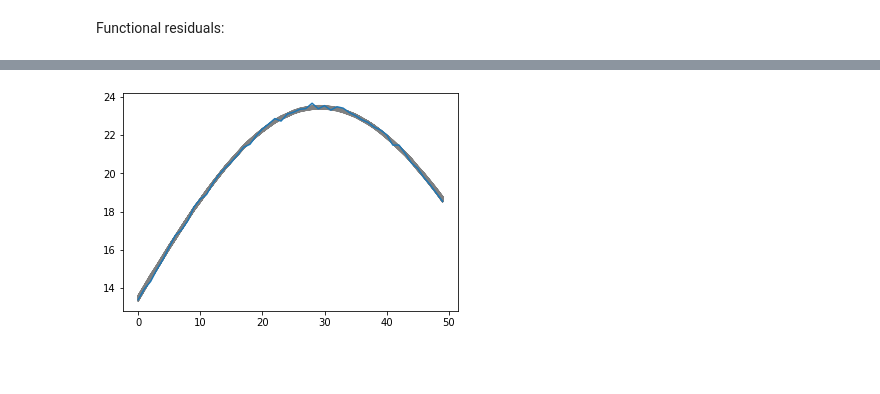
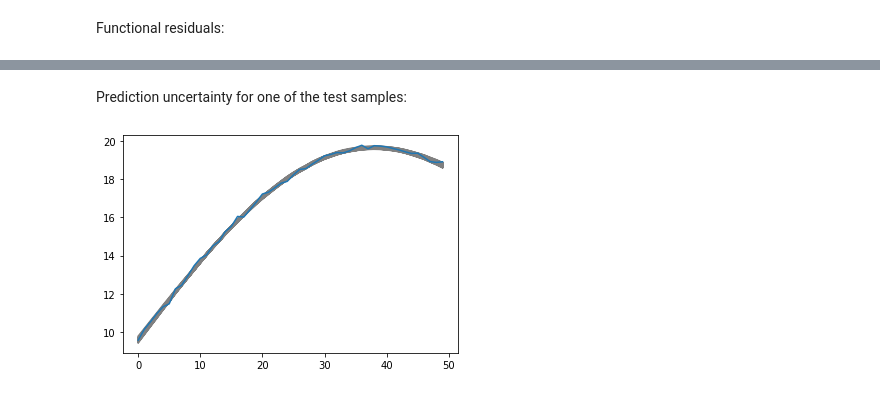
Before and after one commit to lanl/pyBASS, a Jupyter notebook: examples/ex2.ipynb, the cells around one changed output, grey strips where cells are left out. Saved outputs shown, nothing was run; the diff lists cells and outputs as text; code cells hidden in the pictures; blank space fills up the shorter version.

```diff
--- a/examples/ex2.ipynb
+++ b/examples/ex2.ipynb
@@ -69,7 +69,9 @@ plt.show()
+# %% [markdown]
+Prediction uncertainty for one of the test samples:
 # %%
 ypred = mod2.predict(xx, nugget=True, trunc_error=False)
-plt.plot(ypred[:,0,:].T, color='grey')
-plt.plot(ytest[0])
+plt.plot(ypred[:,70,:].T, color='grey')
+plt.plot(ytest[70])
 plt.show()
 # %% [output]
-[figure, old version]
+[figure, new version]
```
Also changed, not shown: parts of 6 cells of this notebook, 14 other files.
